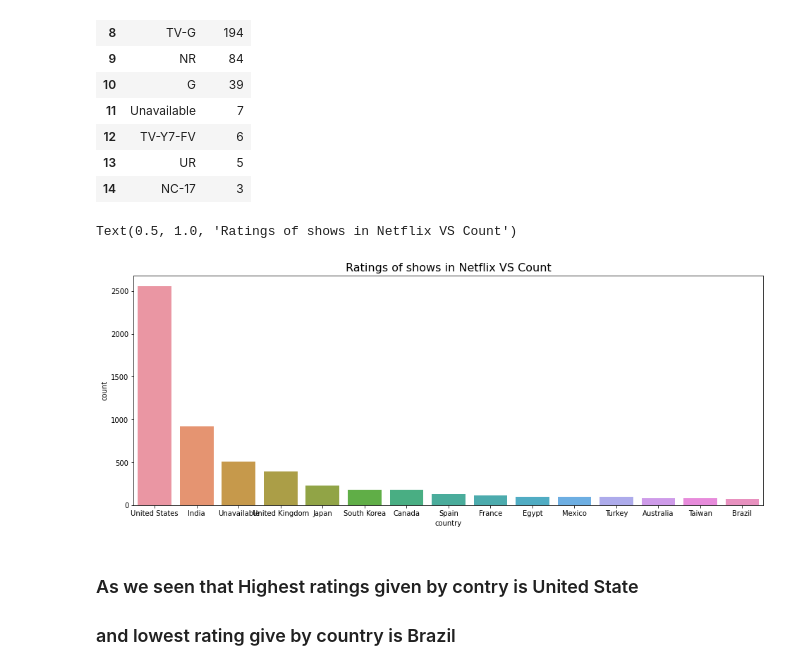
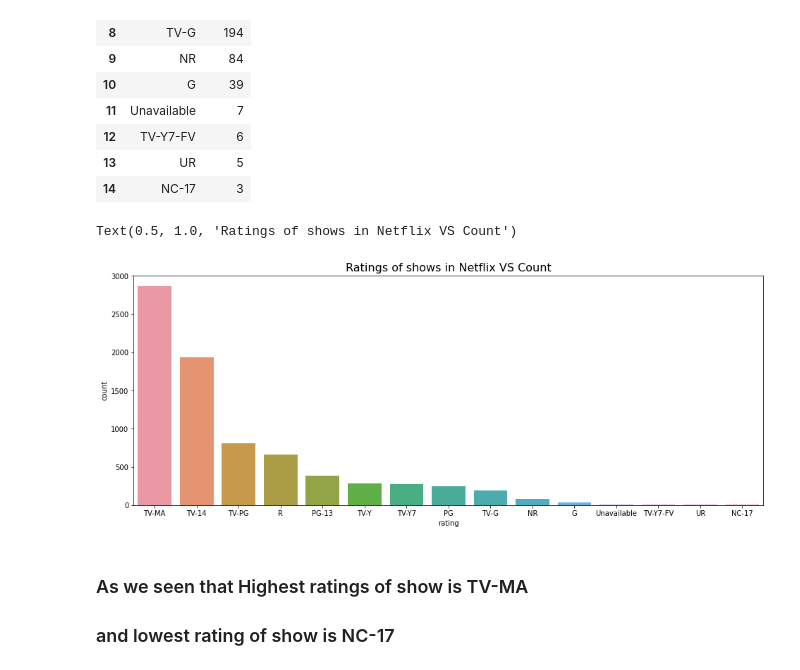
Before and after one commit to spradeepgit/NETFLIX-MOVIES-AND-TV-SHOWS-CLUSTERING, a Jupyter notebook: NETFLIX_MOVIES_AND_TV_SHOWS_CLUSTERING.ipynb, the cells around one changed output. Drawn from its saved outputs; the diff is of its cells as text; code cells hidden in the pictures.

```diff
--- a/NETFLIX_MOVIES_AND_TV_SHOWS_CLUSTERING.ipynb
+++ b/NETFLIX_MOVIES_AND_TV_SHOWS_CLUSTERING.ipynb
@@ -268,11 +264,11 @@ netflix_df.rating.value_counts().reset_index()
 # %%
 # Visualize the country column
 plt.figure(figsize=(16,6))
-sns.countplot(x='country',order= netflix_df['country'].value_counts().index[0:15],data=netflix_df,orient="h")
+sns.countplot(x='rating',order= netflix_df['rating'].value_counts().index[0:15],data=netflix_df,orient="h")
 plt.title('Ratings of shows in Netflix VS Count',size=16)
 # %% [output]
 Text(0.5, 1.0, 'Ratings of shows in Netflix VS Count')
-[figure, old version]
+[figure, new version]
 # %% [markdown]
-### As we seen that Highest ratings given by contry is United State
-### and lowest rating give by country is Brazil
+### As we seen that Highest ratings of show is TV-MA
+### and lowest rating of show is NC-17
```
Also changed, not shown: parts of 12 cells of this notebook.
